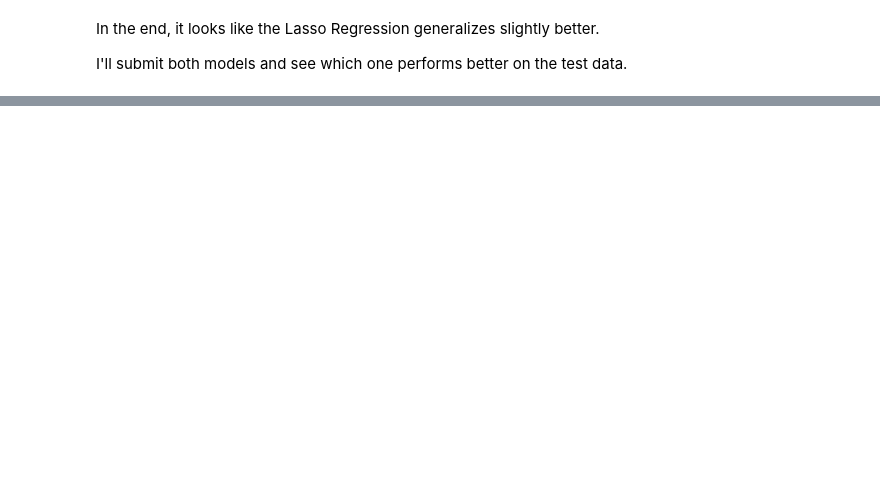
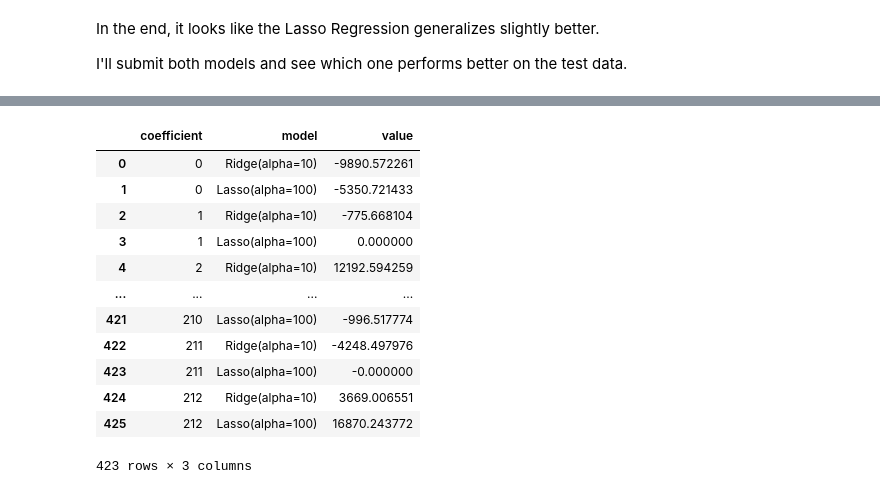
Before and after one commit to Jasc94/competitions, a Jupyter notebook: house_prices/2_workfile.ipynb, the cells around one changed output, grey strips where cells are left out. Cells and saved outputs as stored; diff of their text form; code cells hidden in the pictures; blank space fills up the shorter version.

```diff
--- a/house_prices/2_workfile.ipynb
+++ b/house_prices/2_workfile.ipynb
@@ -225,9 +230,9 @@ Well, it seems like Ridge Regression with alpha = 10 is the model that delivers
 # Before checking out the models on the test set, I want to see the learning curves they both have
 n_folds = 10
 folds = KFold(n_splits = n_folds)
-models = Ridge(alpha = 10), Lasso(alpha = 10)
+models = Ridge(alpha = 10), Lasso(alpha = 100)
 
-fig, axes = plt.subplots(1, 2, figsize = (14, 6))
+fig, axes = plt.subplots(1, 2, figsize = (20, 8), sharey = True)
 
 for ind, model in enumerate(models):
     train_rmsles = []
@@ -332,0 +338,21 @@ plt.show()
+# %%
+to_plot2 = to_plot[(to_plot.value > -100000) & (to_plot.value < 100000)]
+
+plt.figure(figsize = (14, 8))
+sns.scatterplot(data = to_plot2, x = "coefficient", y = "value", hue = "model", alpha = .4)
+plt.title(f"Coefficients mean in each model\n\n{coeffs_df.mean()}")
+plt.show()
+# %% [output]
+|  | coefficient | model | value |
+| 0 | 0 | Ridge(alpha=10) | -9890.572261 |
+| 1 | 0 | Lasso(alpha=100) | -5350.721433 |
+| 2 | 1 | Ridge(alpha=10) | -775.668104 |
+| 3 | 1 | Lasso(alpha=100) | 0.000000 |
+| 4 | 2 | Ridge(alpha=10) | 12192.594259 |
+| ... | ... | ... | ... |
+| 421 | 210 | Lasso(alpha=100) | -996.517774 |
+| 422 | 211 | Ridge(alpha=10) | -4248.497976 |
+| 423 | 211 | Lasso(alpha=100) | -0.000000 |
+| 424 | 212 | Ridge(alpha=10) | 3669.006551 |
+| 425 | 212 | Lasso(alpha=100) | 16870.243772 |
+423 rows × 3 columns
```
Also changed, not shown: parts of 6 cells of this notebook, 2 other files.
